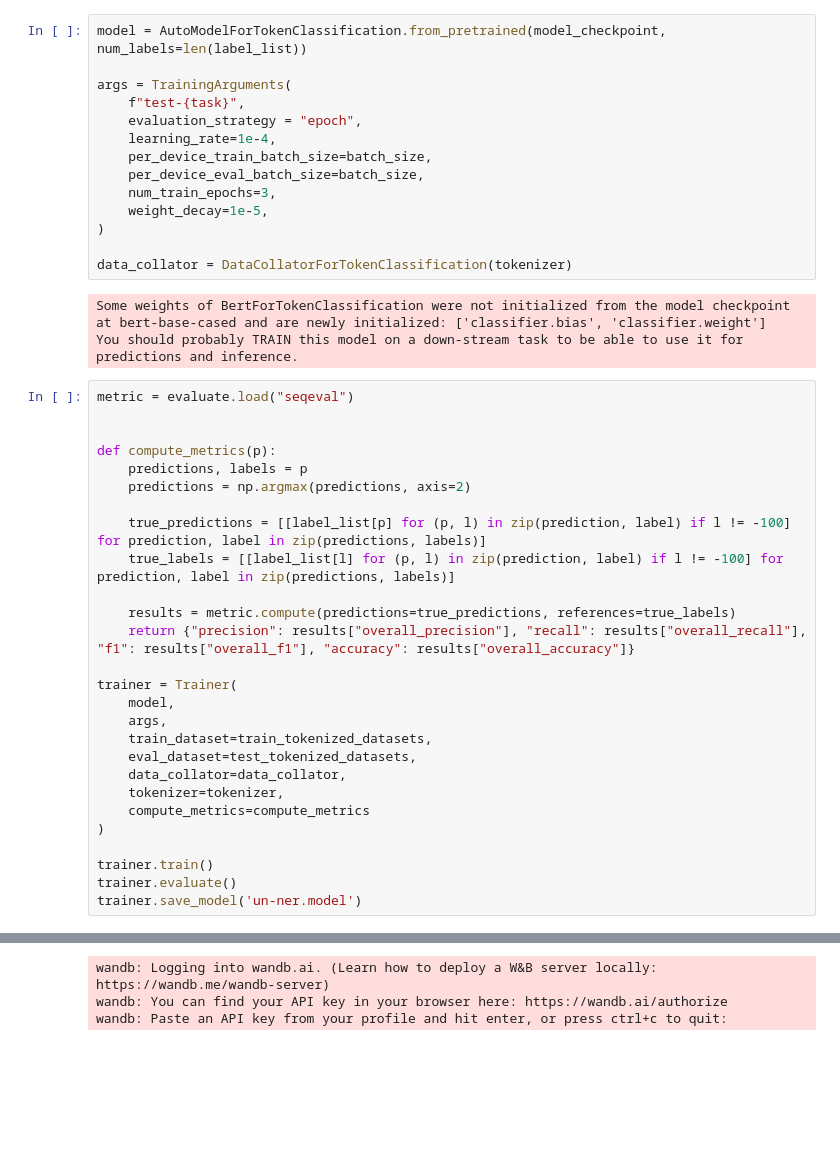
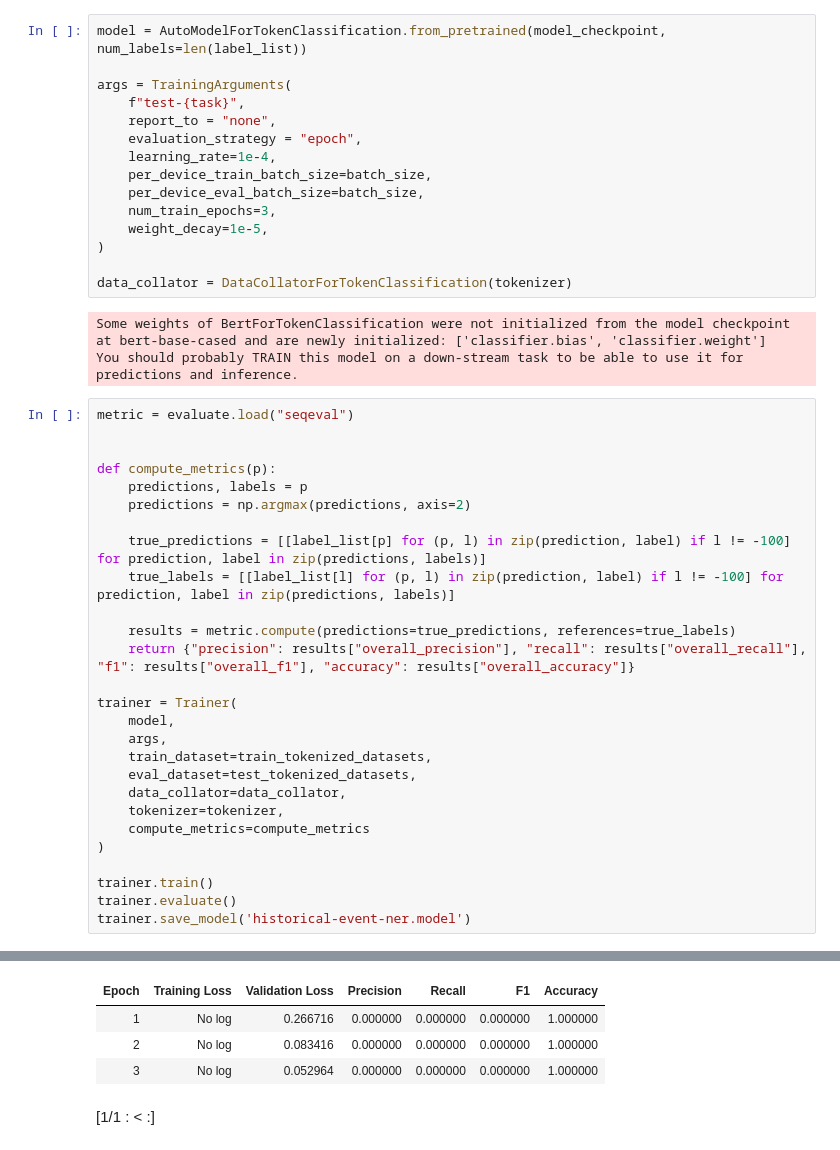
Before and after one commit to ElvarThorS/MALV-FinalProject, a Jupyter notebook: Code/tokenizer_prototype_v2.ipynb, the cells around one changed output, grey strips where cells are left out. Cells and saved outputs as stored; diff of their text form; blank space fills up the shorter version.

```diff
--- a/Code/tokenizer_prototype_v2.ipynb
+++ b/Code/tokenizer_prototype_v2.ipynb
@@ -246,6 +246,7 @@ model = AutoModelForTokenClassification.from_pretrained(model_checkpoint, num_la
 
 args = TrainingArguments(
     f"test-{task}",
+    report_to = "none",
     evaluation_strategy = "epoch",
     learning_rate=1e-4,
     per_device_train_batch_size=batch_size,
@@ -284,5 +285,5 @@ trainer = Trainer(
 
 trainer.train()
 trainer.evaluate()
-trainer.save_model('un-ner.model')
+trainer.save_model('historical-event-ner.model')
 # %% [output]
@@ -292,3 +291,5 @@ wandb: Using wandb-core as the SDK backend. Please refer to https://wandb.me/wan
-wandb: Logging into wandb.ai. (Learn how to deploy a W&B server locally: https://wandb.me/wandb-server)
-wandb: You can find your API key in your browser here: https://wandb.ai/authorize
-wandb: Paste an API key from your profile and hit enter, or press ctrl+c to quit:
+| Epoch | Training Loss | Validation Loss | Precision | Recall | F1 | Accuracy |
+| 1 | No log | 0.266716 | 0.000000 | 0.000000 | 0.000000 | 1.000000 |
+| 2 | No log | 0.083416 | 0.000000 | 0.000000 | 0.000000 | 1.000000 |
+| 3 | No log | 0.052964 | 0.000000 | 0.000000 | 0.000000 | 1.000000 |
+[1/1 : < :]
```
Also changed, not shown: parts of 1 cell of this notebook.
